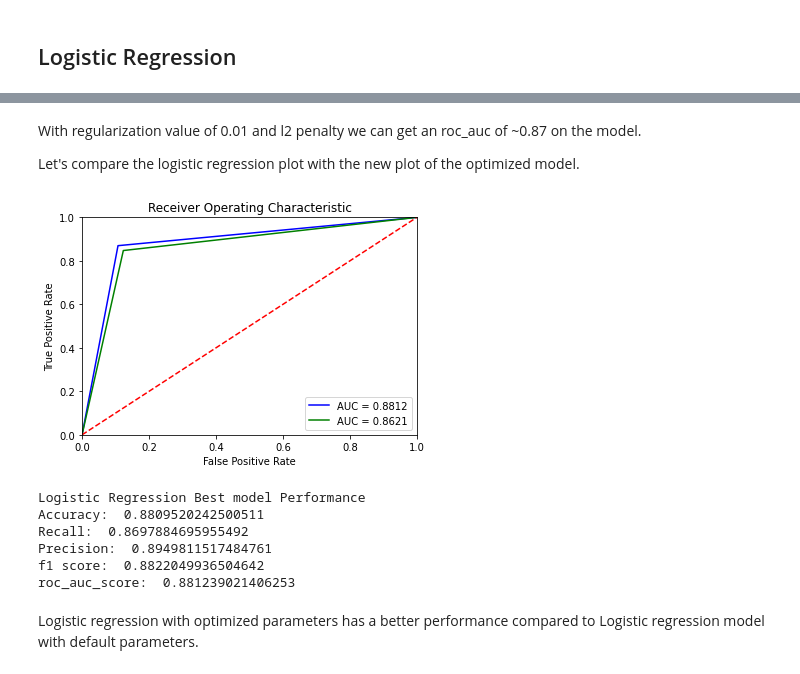
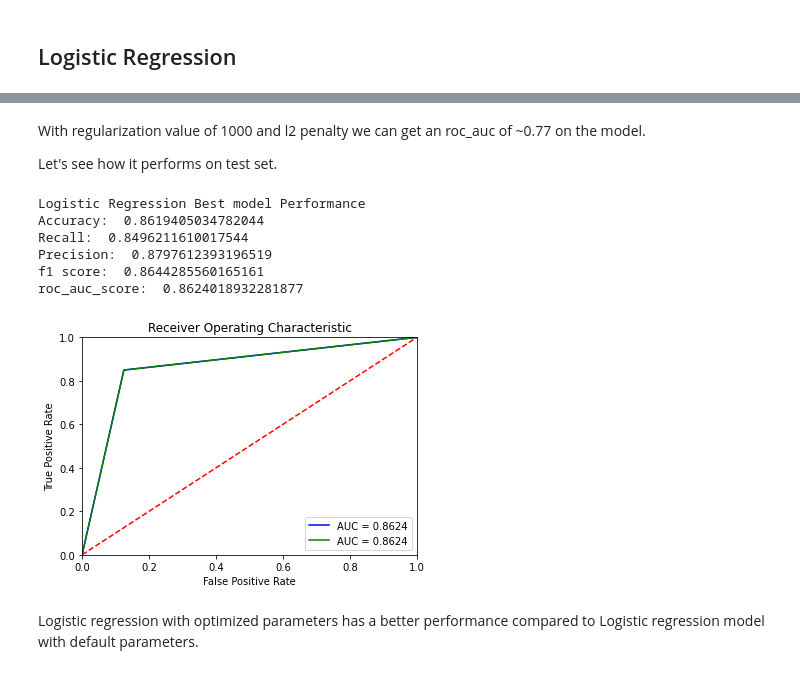
Before and after one commit to poojithabhat/Insurance-Cross-Sales-classification-Capstone, a Jupyter notebook: Modeling.ipynb, the cells around one changed output, grey strips where cells are left out. Drawn from its saved outputs; the diff is of its cells as text; code cells hidden in the pictures.

```diff
--- a/Modeling.ipynb
+++ b/Modeling.ipynb
@@ -160,41 +161,41 @@ print(model_logreg.best_params_,model_logreg.best_score_)
 # %% [markdown]
-With regularization value of 0.01 and l2 penalty we can get an roc_auc of ~0.87 on the model.
+With regularization value of 1000 and l2 penalty we can get an roc_auc of ~0.77 on the model.
 
-Let's compare the logistic regression plot with the new plot of the optimized model.
+Let's see how it performs on test set.
+# %%
+y_predicted = model_logreg.predict(X_test)
+print('Logistic Regression Best model Performance')
+print('Accuracy: ' ,accuracy_score(y_predicted,y_test))
+print( 'Recall: ' ,recall_score(y_predicted,y_test))
+print('Precision: ' ,precision_score(y_predicted,y_test))
+print('f1 score: ' ,f1_score(y_predicted,y_test))
+print('roc_auc_score: ' ,roc_auc_score(y_predicted,y_test))
+# %% [output]
+Logistic Regression Best model Performance
+Accuracy:  0.8619405034782044
+Recall:  0.8496211610017544
+Precision:  0.8797612393196519
+f1 score:  0.8644285560165161
+roc_auc_score:  0.8624018932281877
 # %%
 import matplotlib
 from matplotlib import pyplot as plt
-logreg =LogisticRegression(C=0.01, penalty ='l2')
+logreg =LogisticRegression(C=1000, penalty ='l2')
 best_logreg_model = logreg.fit(X_train, y_train)
 fpr_logreg_best,tpr_logreg_best,threshold_logreg_best = roc_curve(best_logreg_model.predict(X_test),y_test)
 roc_auc_logreg_best = auc(fpr_logreg_best,tpr_logreg_best)
 plt.title('Receiver Operating Characteristic')
 plt.plot(fpr_logreg_best,tpr_logreg_best, 'b',label = 'AUC = %0.4f' % roc_auc_logreg_best)
 plt.plot(fpr_logreg,tpr_logreg, 'g',label = 'AUC = %0.4f' % roc_auc_logreg)
 plt.legend(loc = 'lower right')
 plt.plot([0, 1], [0, 1],'r--')
 plt.xlim([0, 1])
 plt.ylim([0, 1])
 plt.ylabel('True Positive Rate')
 plt.xlabel('False Positive Rate')
 plt.show()
 # %% [output]
-[figure, old version]
+[figure, new version]
-# %%
-y_predicted = best_logreg_model.predict(X_test)
-print('Logistic Regression Best model Performance')
-print('Accuracy: ' ,accuracy_score(y_predicted,y_test))
-print( 'Recall: ' ,recall_score(y_predicted,y_test))
-print('Precision: ' ,precision_score(y_predicted,y_test))
-print('f1 score: ' ,f1_score(y_predicted,y_test))
-print('roc_auc_score: ' ,roc_auc_score(y_predicted,y_test))
-# %% [output]
-Logistic Regression Best model Performance
-Accuracy:  0.8809520242500511
-Recall:  0.8697884695955492
-Precision:  0.8949811517484761
-f1 score:  0.8822049936504642
-roc_auc_score:  0.881239021406253
 # %% [markdown]
 Logistic regression with optimized parameters has a better performance compared to Logistic regression model with default parameters.
 # %% [markdown]
```
Also changed, not shown: parts of 26 cells of this notebook.
